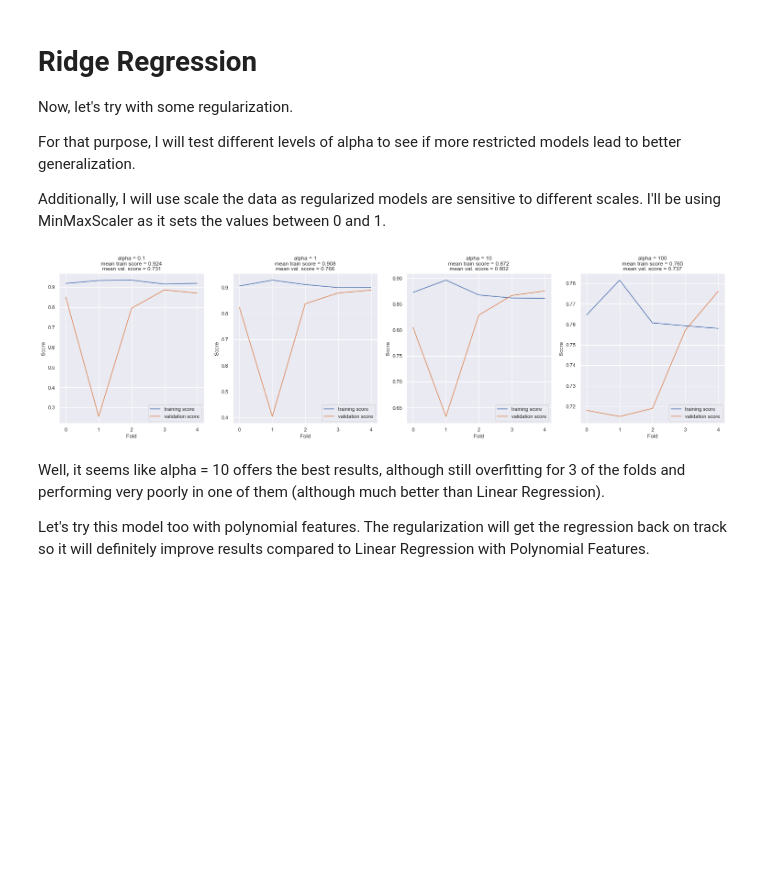
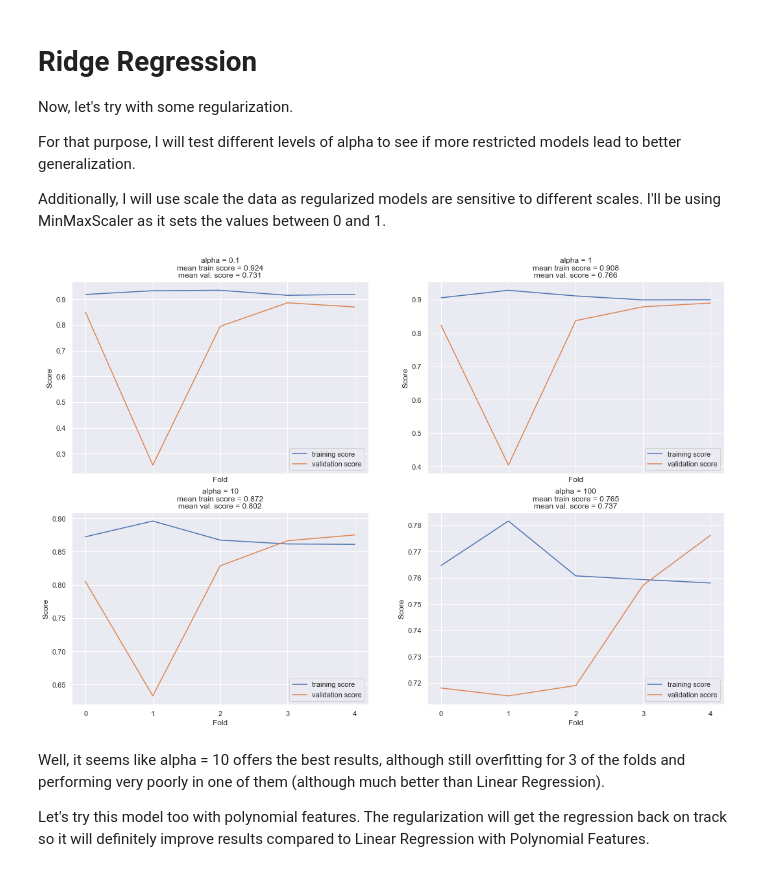
Before and after one commit to Jasc94/competitions, a Jupyter notebook: house_prices/2_workfile.ipynb, the cells around one changed output. Drawn from its saved outputs; the diff is of its cells as text; code cells hidden in the pictures; blank space fills up the shorter version.

```diff
--- a/house_prices/2_workfile.ipynb
+++ b/house_prices/2_workfile.ipynb
@@ -59,35 +59,38 @@ X_train, X_test, y_train, y_test = train_test_split(X, y, random_state = seed)
 # %%
 # Regularization
 alphas = [0.1, 1, 10, 100]
+folds = 5
 
-fig, axes = plt.subplots(1, 4, figsize = (26, 6), sharex = True)
+fig, axes = plt.subplots(2, 2, figsize = (18, 12), sharex = True)
 
 for ind, alpha in enumerate(alphas):
+    # To plot on the second row
+    y_axis = 0
+
+    # To plot on the second row
+    if ind > 1:
+        y_axis += 1
+        ind = ind - 2
+
     # Model
     ridge_ = Ridge(alpha = alpha)
 
     # Training
-    results = cross_validate(ridge_, X_train, y_train, cv = 5, n_jobs = -1, return_train_score = True)
+    results = cross_validate(ridge_, X_train, y_train, cv = folds, n_jobs = -1, return_train_score = True)
 
     # Plot
-    axes[ind].set_title(f"alpha = {alpha}\nmean train score = {round(np.mean(results['train_score']), 3)}\nmean val. score = {round(np.mean(results['test_score']), 3)}")
-    axes[ind].plot(results["train_score"], label = "training score")
-    axes[ind].plot(results["test_score"], label = "validation score")
+    axes[y_axis][ind].set_title(f"alpha = {alpha}\nmean train score = {round(np.mean(results['train_score']), 3)}\nmean val. score = {round(np.mean(results['test_score']), 3)}")
+    axes[y_axis][ind].plot(results["train_score"], label = "training score")
+    axes[y_axis][ind].plot(results["test_score"], label = "validation score")
 
-    axes[ind].set_xlabel("Fold")
-    axes[ind].set_ylabel("Score")
-    axes[ind].set_xticks(range(0, 5))
-    axes[ind].legend()
-
-    # Show results
-    # print(f"alpha = {alpha}")
-    # print(f"Train scores(mean = {np.mean(results['train_score'])}):\n{results['train_score']}")
-    # print(f"Validation scores(mean = {np.mean(results['test_score'])}):\n{results['test_score']}")
-    # print("-" * 50)
+    axes[y_axis][ind].set_xlabel("Fold")
+    axes[y_axis][ind].set_ylabel("Score")
+    axes[y_axis][ind].set_xticks(range(0, folds))
+    axes[y_axis][ind].legend()
 
 plt.show()
 # %% [output]
-[figure, old version]
+[figure, new version]
 # %% [markdown]
 Well, it seems like alpha = 10 offers the best results, although still overfitting for 3 of the folds and performing very poorly in one of them (although much better than Linear Regression).
 
```
Also changed, not shown: parts of 4 cells of this notebook, 5 other files.
